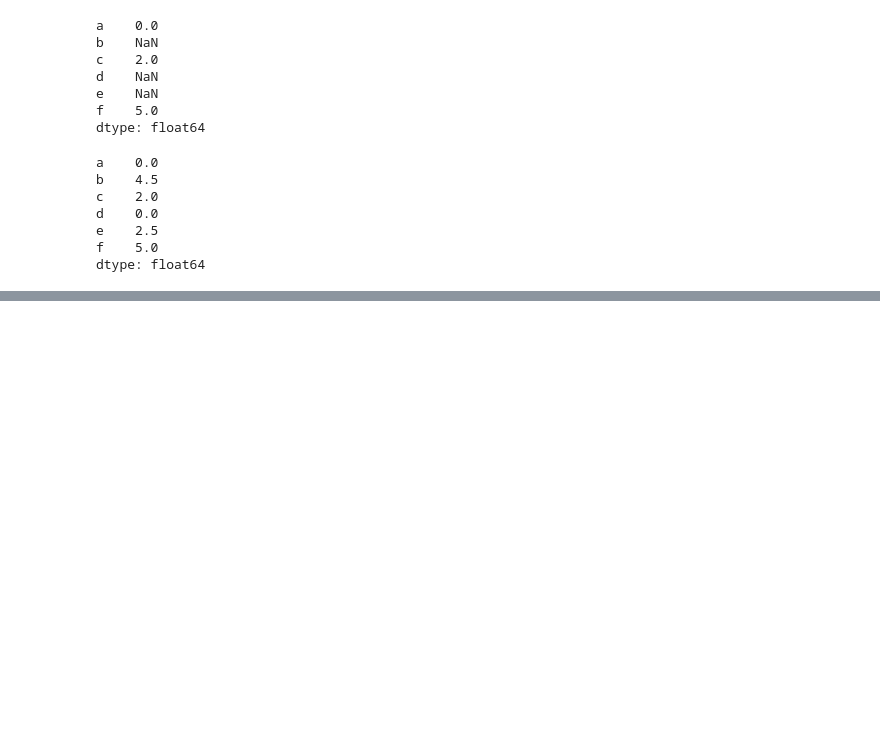
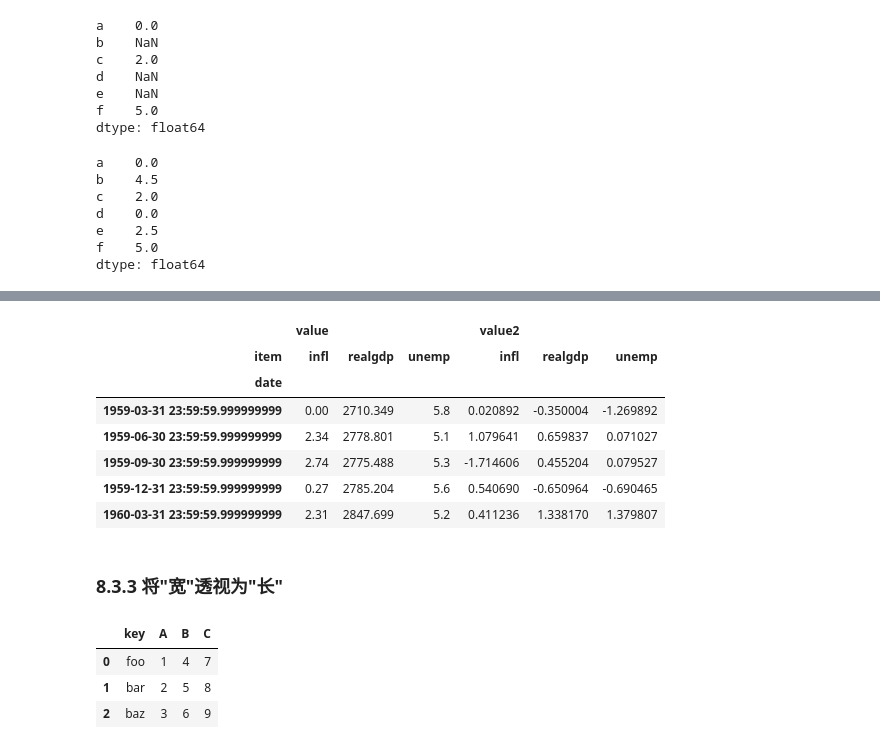
Before and after one commit to wfy0508/LearningPython, a Jupyter notebook: dataAnalysis/chapter8.ipynb, the cells around one changed output, grey strips where cells are left out. Cells and saved outputs as stored; diff of their text form; code cells hidden in the pictures; blank space fills up the shorter version.

```diff
--- a/dataAnalysis/chapter8.ipynb
+++ b/dataAnalysis/chapter8.ipynb
@@ -639,0 +838,29 @@ dtype: float64
+# %%
+# pivot等价于使用set_index创建分层索引，然后调用unstack
+unstacked = ldata.set_index(['date', 'item']).unstack('item')
+# %%
+unstacked[:5]
+# %% [output]
+|  | value |  |  | value2 |  |  |
+| item | infl | realgdp | unemp | infl | realgdp | unemp |
+| date |  |  |  |  |  |  |
+| 1959-03-31 23:59:59.999999999 | 0.00 | 2710.349 | 5.8 | 0.020892 | -0.350004 | -1.269892 |
+| 1959-06-30 23:59:59.999999999 | 2.34 | 2778.801 | 5.1 | 1.079641 | 0.659837 | 0.071027 |
+| 1959-09-30 23:59:59.999999999 | 2.74 | 2775.488 | 5.3 | -1.714606 | 0.455204 | 0.079527 |
+| 1959-12-31 23:59:59.999999999 | 0.27 | 2785.204 | 5.6 | 0.540690 | -0.650964 | -0.690465 |
+| 1960-03-31 23:59:59.999999999 | 2.31 | 2847.699 | 5.2 | 0.411236 | 1.338170 | 1.379807 |
+# %% [markdown]
+### 8.3.3 将"宽"透视为"长"
+# %%
+# pivot的反向操作是pandas.melt。将一列变换为新DataFrame中的多列不同，
+# 它将多列合并成一列，产生一个新的DataFrame，其长度比输入长度更长
+df = pd.DataFrame({'key': ['foo', 'bar', 'baz'],
+                   'A': [1, 2, 3],
+                   'B': [4, 5, 6],
+                   'C': [7, 8, 9]})
+df
+# %% [output]
+|  | key | A | B | C |
+| 0 | foo | 1 | 4 | 7 |
+| 1 | bar | 2 | 5 | 8 |
+| 2 | baz | 3 | 6 | 9 |
```
Also changed, not shown: parts of 30 cells of this notebook.
